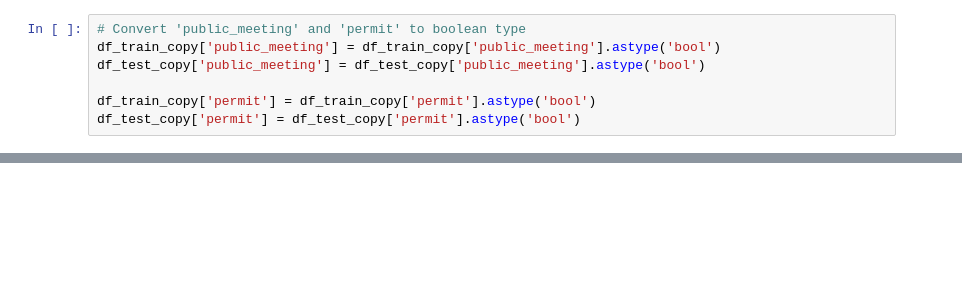
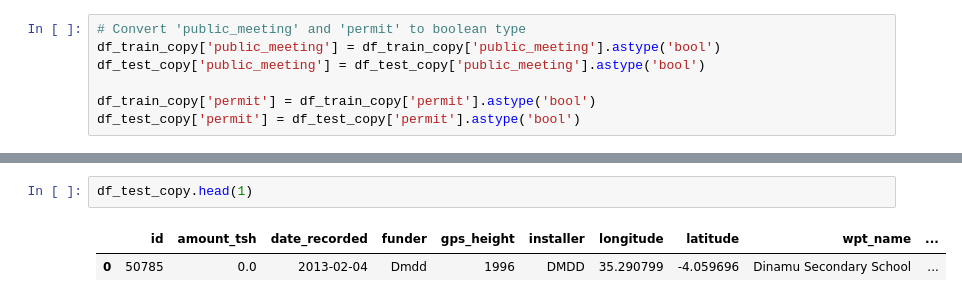
Before and after one commit to George-Chira/ml_water_project, a Jupyter notebook: index.ipynb, the cells around one changed output, grey strips where cells are left out. Cells and saved outputs as stored; diff of their text form; blank space fills up the shorter version.

```diff
--- a/index.ipynb
+++ b/index.ipynb
@@ -343,0 +334,5 @@ df_test_copy['permit'] = df_test_copy['permit'].astype('bool')
+# %%
+df_test_copy.head(1)
+# %% [output]
+|  | id | amount_tsh | date_recorded | funder | gps_height | installer | longitude | latitude | wpt_name | ... |
+| 0 | 50785 | 0.0 | 2013-02-04 | Dmdd | 1996 | DMDD | 35.290799 | -4.059696 | Dinamu Secondary School | ... |
```
Also changed, not shown: parts of 14 cells of this notebook.
